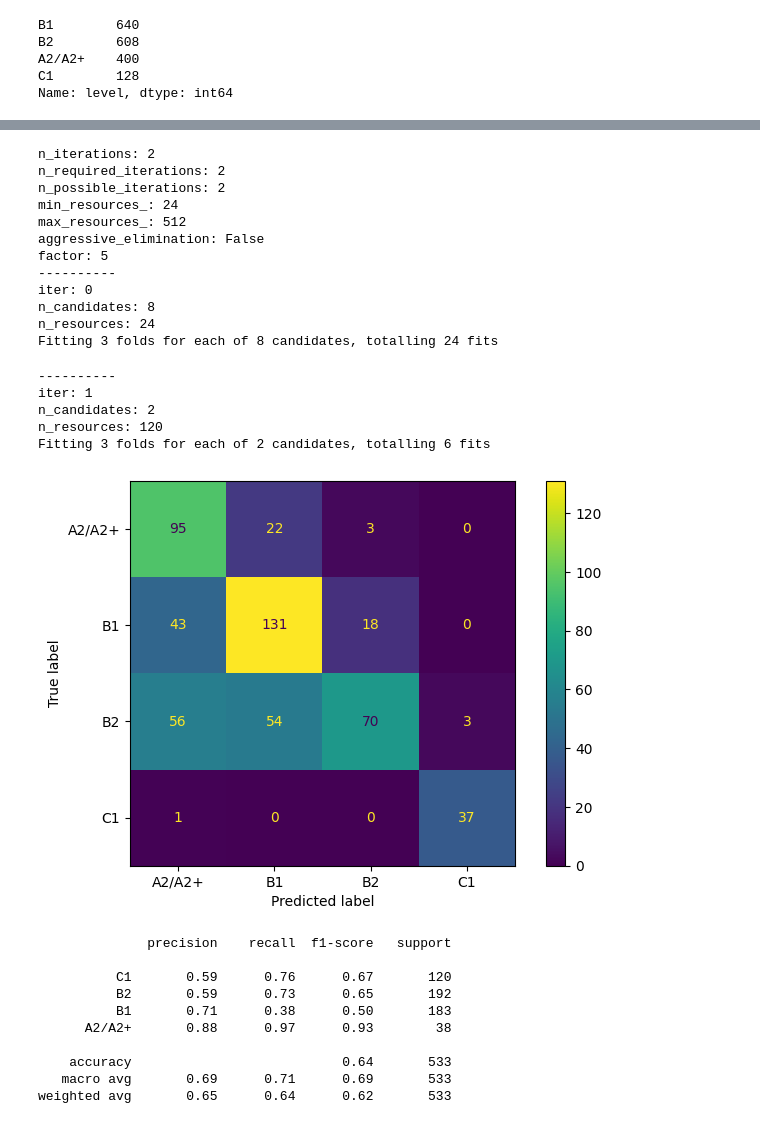
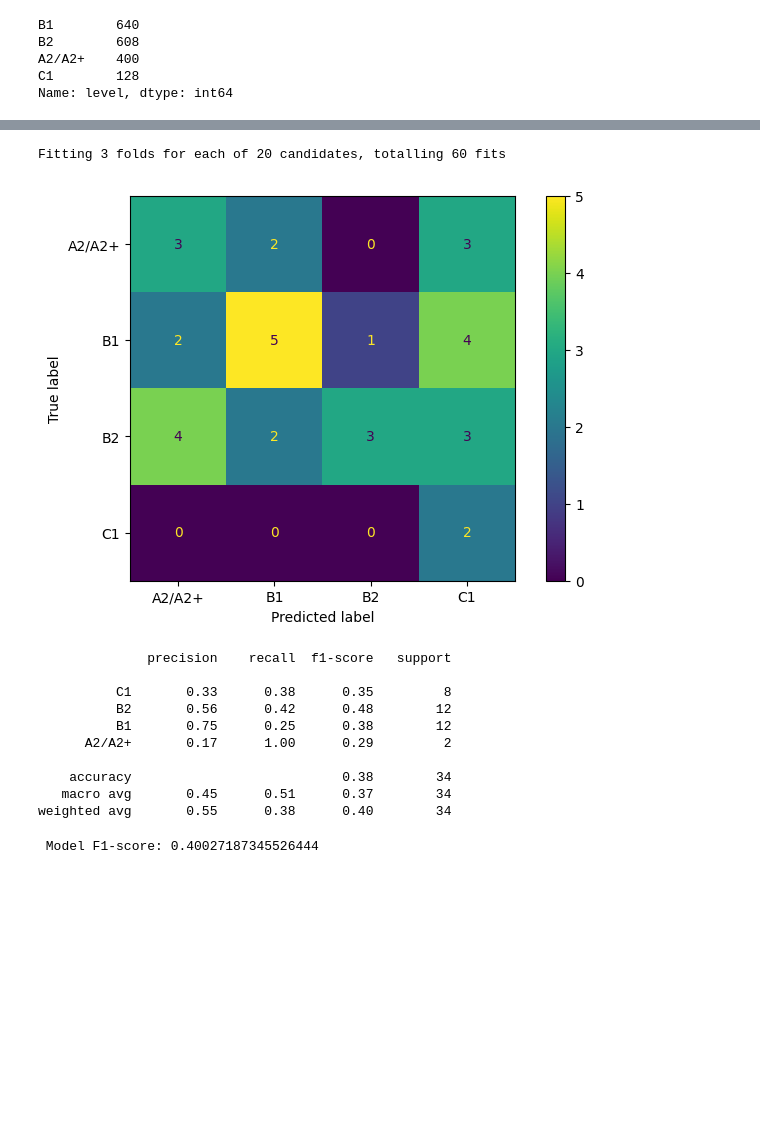
Before and after one commit to kirillva/workshop02, a Jupyter notebook: subtitles.ipynb, the cells around one changed output, grey strips where cells are left out. Drawn from its saved outputs; the diff is of its cells as text; code cells hidden in the pictures; blank space fills up the shorter version.

```diff
--- a/subtitles.ipynb
+++ b/subtitles.ipynb
@@ -139,13 +156,13 @@ def lemmatize(text):
     return lemmatized_text.split('|')
 # %%
 def search_best_estimator(pipeline, param_grid, x, y):
-    hrs = HalvingRandomSearchCV(
+    hrs = GridSearchCV(
         estimator=pipeline,
-        param_distributions=param_grid,
+        param_grid=param_grid,
         scoring='f1_weighted',
         cv=3,
-        n_candidates="exhaust",
-        factor=5,
+        # n_candidates="exhaust",
+        # factor=5,
         n_jobs=-1,
         verbose=2
     )
@@ -171,7 +188,7 @@ content = []
 titles = []
 mean = []
 median = []
-split_factors = 16
+split_factors = 1
 
 for name in dframes:
     df_content = dframes[name]['content']
@@ -186,7 +203,7 @@ for name in dframes:
         content.append(''.join(df_content[i * size : (i+1) * size]))
 # %%
 df_films_splitted = films.merge(pd.DataFrame(data={'name':titles, 'content':content, 'mean': mean, 'median': median}), on='name')
-df_films_splitted = df_films_splitted[['level', 'content', 'mean', 'median']].reset_index(drop=True)
+df_films_splitted = df_films_splitted[['name', 'level', 'content', 'mean', 'median']].reset_index(drop=True)
 # %%
 df_films_splitted['level'].value_counts()
 # %% [output]
@@ -202,23 +219,32 @@ x, y = df_films_splitted['content'].tolist(), df_films_splitted['level'].tolist(
 
 # vocabulary=words['name'].str.strip().str.lower().unique()
 pipeline = Pipeline(
-    steps = [("tfidf", TfidfVectorizer() ),("base", RandomForestClassifier() )]
+    steps = [("tfidf", TfidfVectorizer(vocabulary=words['name'].str.strip().str.lower().unique()) ),("base", RandomForestClassifier() )]
 )
 
 param_grid = {
-    "tfidf__min_df": [i for i in range(0,20,5)],
+    "tfidf__min_df": [i for i in range(30,50,5)],
     "tfidf__max_df": [i for i in range(50,100,10)],
-    "base__n_estimators": [i for i in range(150,250,50)],
-    "base__max_depth": [i for i in range(25,35,5)],
-    "base__min_samples_split":[i for i in range(6,10,2)],
+    # "base__n_estimators": [i for i in range(150,250,50)],
+    # "base__max_depth": [i for i in range(25,35,5)],
+    # "base__min_samples_split":[i for i in range(6,10,2)],
     "base__min_samples_leaf": [2],
 }
 
 estimator = search_best_estimator(pipeline, param_grid, x, y)
 
-X_train, X_test, y_train, y_test = train_test_split(
-    x, y, random_state=42, test_size=0.3, stratify=y
+_x, _y = films['name'].tolist(), films['level'].tolist()
+
+X_train_labels, X_test_labels, _, _ = train_test_split(
+    _x, _y, random_state=42, test_size=0.3, stratify=_y
 )
+
+X_train = df_films_splitted[df_films_splitted['name'].isin(X_train_labels)]['content'].tolist()
+X_test = df_films_splitted[df_films_splitted['name'].isin(X_test_labels)]['content'].tolist()
+
+y_train = df_films_splitted[df_films_splitted['name'].isin(X_train_labels)]['level'].tolist()
+y_test = df_films_splitted[df_films_splitted['name'].isin(X_test_labels)]['level'].tolist()
+
 estimator.fit(X_train, y_train)
 y_preds = estimator.predict(X_test)
 plot_confusion_matrix(y_test, y_preds, estimator)
@@ -267,47 +276,31 @@ print( f' Model F1-score: {f1_score(y_test, y_preds, average="weighted")}' )
 # %%
 # vocabulary=words['name'].unique()
 #
 vectorizer = TfidfVectorizer(**estimator[0].get_params(deep=True))
 vectorizer.fit(x)
 
 vect_x = vectorizer.transform(x)
 
 nm = NearMiss()
 X_res, Y_res = nm.fit_resample(vect_x, y)
 pipeline2 = Pipeline( steps = [("base", RandomForestClassifier() )]  )
 # CatBoostClassifier(task_type='GPU')
 param_grid2 = {
     "base__n_estimators": [i for i in range(150,250,50)],
-    "base__max_depth": [i for i in range(25,35,5)],
-    "base__min_samples_split":[i for i in range(6,10,2)],
+    "base__max_depth": [i for i in range(10,60,5)],
+    "base__min_samples_split":[i for i in range(2,4,2)],
     "base__min_samples_leaf": [2],
 }
 estimator2 = search_best_estimator(pipeline2, param_grid2, X_res, Y_res)
 X_train, X_test, y_train, y_test = train_test_split(
     vect_x, y, random_state=42, test_size=0.3, stratify=y
 )
 estimator2.fit(X_res, Y_res)
 y_preds2 = estimator2.predict(X_test)
 plot_confusion_matrix(y_test, y_preds2, estimator2)
 # %% [output]
-n_iterations: 2
-n_required_iterations: 2
-n_possible_iterations: 2
-min_resources_: 24
-max_resources_: 512
-aggressive_elimination: False
-factor: 5
-----------
-iter: 0
-n_candidates: 8
-n_resources: 24
-Fitting 3 folds for each of 8 candidates, totalling 24 fits
+Fitting 3 folds for each of 20 candidates, totalling 60 fits
-----------
-iter: 1
-n_candidates: 2
-n_resources: 120
-Fitting 3 folds for each of 2 candidates, totalling 6 fits
-[figure, old version]
+[figure, new version]
 # %%
 report = classification_report(y_test, y_preds2, target_names=[
     'C1',
@@ -319,14 +312,18 @@ print(report)
 # %% [output]
               precision    recall  f1-score   support
 
-          C1       0.59      0.76      0.67       120
-          B2       0.59      0.73      0.65       192
-          B1       0.71      0.38      0.50       183
-      A2/A2+       0.88      0.97      0.93        38
+          C1       0.33      0.38      0.35         8
+          B2       0.56      0.42      0.48        12
+          B1       0.75      0.25      0.38        12
+      A2/A2+       0.17      1.00      0.29         2
 
-    accuracy                           0.64       533
-   macro avg       0.69      0.71      0.69       533
-weighted avg       0.65      0.64      0.62       533
+    accuracy                           0.38        34
+   macro avg       0.45      0.51      0.37        34
+weighted avg       0.55      0.38      0.40        34
+# %%
+print( f' Model F1-score: {f1_score(y_test, y_preds2, average="weighted")}' )
+# %% [output]
+ Model F1-score: 0.40027187345526444
 # %%
 # vect_x = vectorizer.transform(x)
 # vect_x = sparse.hstack((sparse.csr_matrix(df_films_splitted[['mean','median']].values), vect_x))
```
Also changed, not shown: parts of 9 cells of this notebook.
